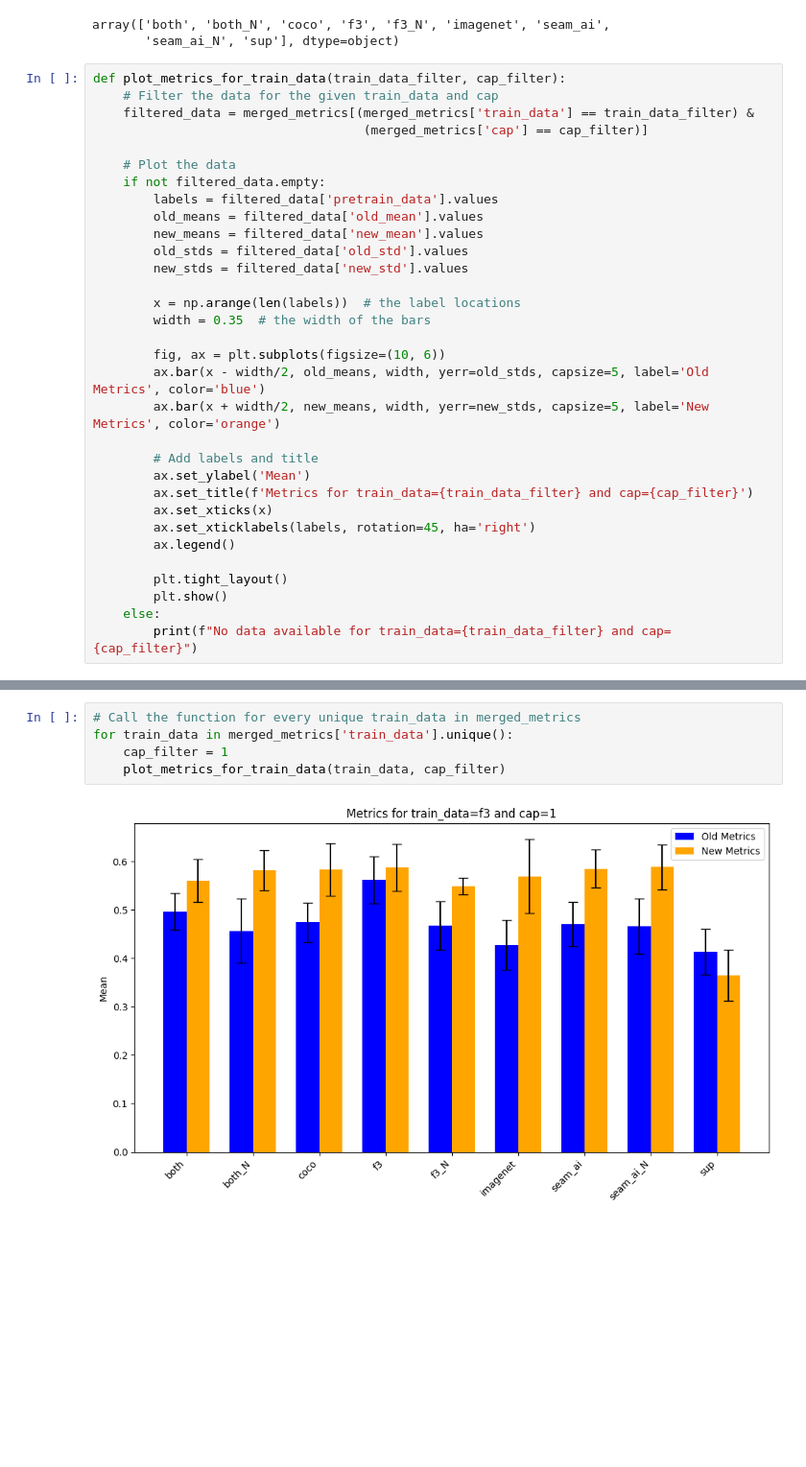
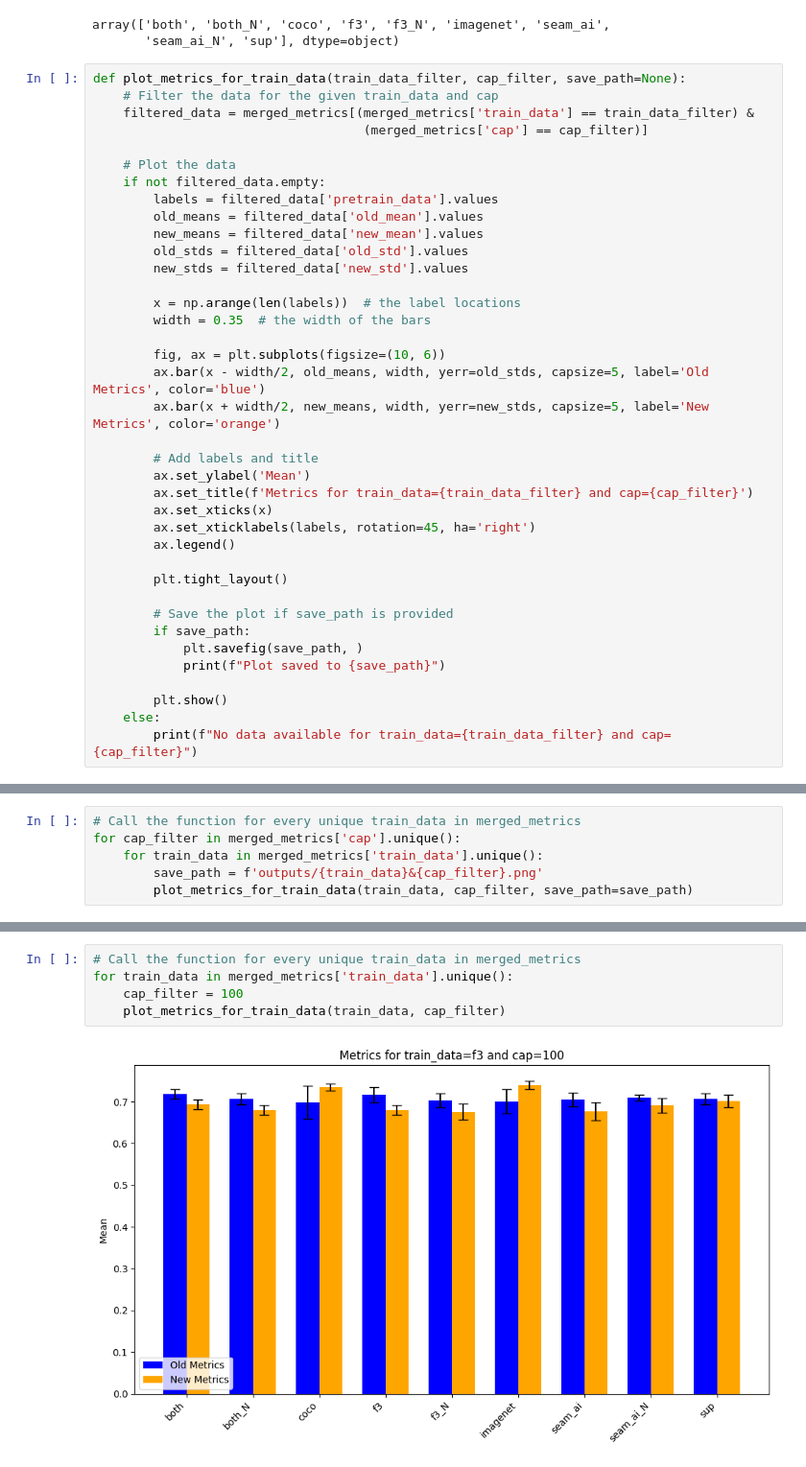
Before and after one commit to jpfrare/Seismic-BYOL-SSL, a Jupyter notebook: dev-seismic-byol/exp/analyse.ipynb, the cells around one changed output, grey strips where cells are left out. Shown: that part at 96% size. Cells and saved outputs as stored; diff of their text form; blank space fills up the shorter version.

```diff
--- a/dev-seismic-byol/exp/analyse.ipynb
+++ b/dev-seismic-byol/exp/analyse.ipynb
@@ -34,7 +34,7 @@ merged_metrics['pretrain_data'].unique()
 array(['both', 'both_N', 'coco', 'f3', 'f3_N', 'imagenet', 'seam_ai',
        'seam_ai_N', 'sup'], dtype=object)
 # %%
-def plot_metrics_for_train_data(train_data_filter, cap_filter):
+def plot_metrics_for_train_data(train_data_filter, cap_filter, save_path=None):
     # Filter the data for the given train_data and cap
     filtered_data = merged_metrics[(merged_metrics['train_data'] == train_data_filter) &
                                     (merged_metrics['cap'] == cap_filter)]
@@ -62,6 +62,12 @@ def plot_metrics_for_train_data(train_data_filter, cap_filter):
         ax.legend()
 
         plt.tight_layout()
+
+        # Save the plot if save_path is provided
+        if save_path:
+            plt.savefig(save_path, )
+            print(f"Plot saved to {save_path}")
+
         plt.show()
     else:
         print(f"No data available for train_data={train_data_filter} and cap={cap_filter}")
@@ -67,0 +78,6 @@ def plot_metrics_for_train_data(train_data_filter, cap_filter):
+# %%
+# Call the function for every unique train_data in merged_metrics
+for cap_filter in merged_metrics['cap'].unique():
+    for train_data in merged_metrics['train_data'].unique():
+        save_path = f'outputs/{train_data}&{cap_filter}.png'
+        plot_metrics_for_train_data(train_data, cap_filter, save_path=save_path)
@@ -68,7 +98,7 @@ def plot_metrics_for_train_data(train_data_filter, cap_filter):
 # %%
 # Call the function for every unique train_data in merged_metrics
 for train_data in merged_metrics['train_data'].unique():
-    cap_filter = 1
+    cap_filter = 100
     plot_metrics_for_train_data(train_data, cap_filter)
 # %% [output]
-[figure, old version]
+[figure, new version]
```
Also changed, not shown: parts of 5 cells of this notebook, 8 other files.
